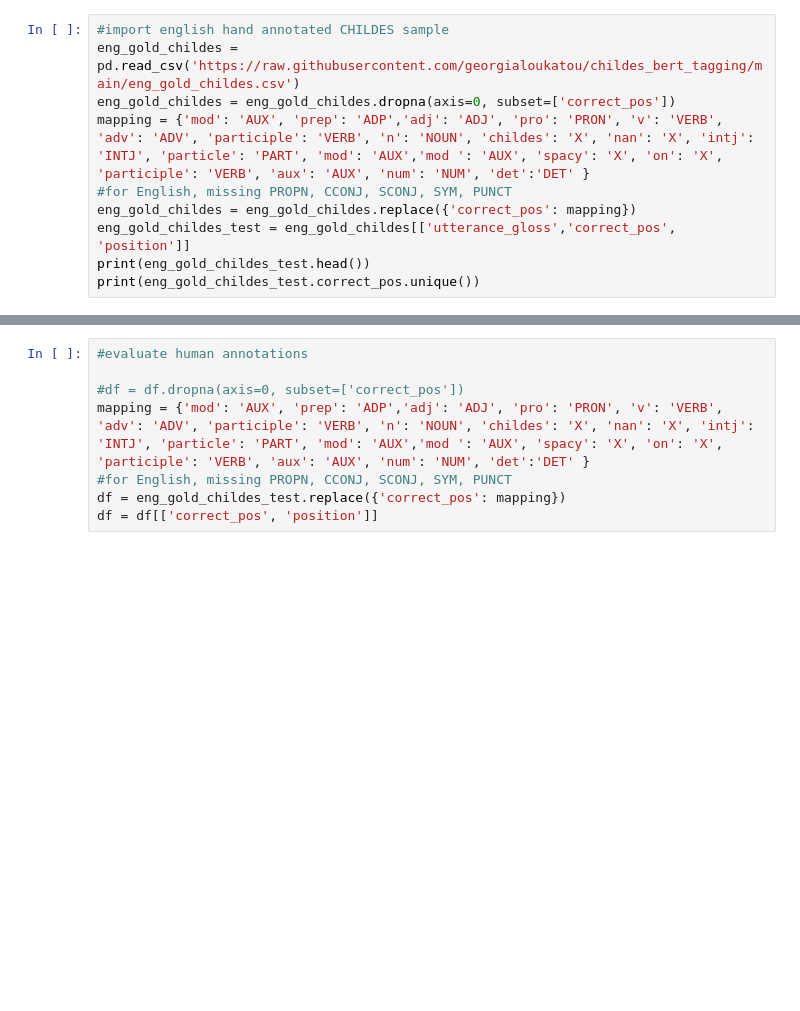
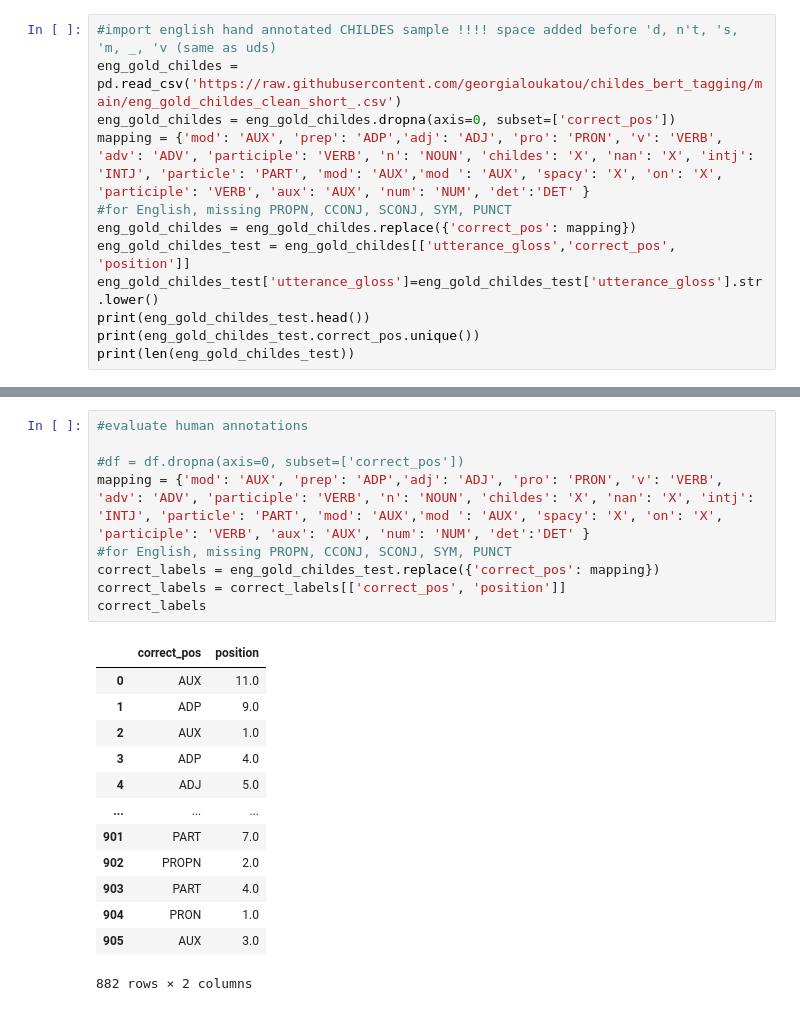
Before and after one commit to georgialoukatou/childes_bert_tagging, a Jupyter notebook: bert_pos_tagging.ipynb, the cells around one changed output, grey strips where cells are left out. Cells and saved outputs as stored; diff of their text form; blank space fills up the shorter version.

```diff
--- a/bert_pos_tagging.ipynb
+++ b/bert_pos_tagging.ipynb
@@ -60,12 +57,14 @@ time: 2.7 s (started: 2022-01-21 00:13:16 +00:00)
 # %%
-#import english hand annotated CHILDES sample
-eng_gold_childes = pd.read_csv('https://raw.githubusercontent.com/georgialoukatou/childes_bert_tagging/main/eng_gold_childes.csv')
+#import english hand annotated CHILDES sample !!!! space added before 'd, n't, 's, 'm, _, 'v (same as uds)
+eng_gold_childes = pd.read_csv('https://raw.githubusercontent.com/georgialoukatou/childes_bert_tagging/main/eng_gold_childes_clean_short_.csv')
 eng_gold_childes = eng_gold_childes.dropna(axis=0, subset=['correct_pos'])
 mapping = {'mod': 'AUX', 'prep': 'ADP','adj': 'ADJ', 'pro': 'PRON', 'v': 'VERB', 'adv': 'ADV', 'participle': 'VERB', 'n': 'NOUN', 'childes': 'X', 'nan': 'X', 'intj': 'INTJ', 'particle': 'PART', 'mod': 'AUX','mod ': 'AUX', 'spacy': 'X', 'on': 'X', 'participle': 'VERB', 'aux': 'AUX', 'num': 'NUM', 'det':'DET' }
 #for English, missing PROPN, CCONJ, SCONJ, SYM, PUNCT
 eng_gold_childes = eng_gold_childes.replace({'correct_pos': mapping})
 eng_gold_childes_test = eng_gold_childes[['utterance_gloss','correct_pos', 'position']]
+eng_gold_childes_test['utterance_gloss']=eng_gold_childes_test['utterance_gloss'].str.lower()
 print(eng_gold_childes_test.head())
 print(eng_gold_childes_test.correct_pos.unique())
+print(len(eng_gold_childes_test))
 # %% [output]
                                      utterance_gloss correct_pos  position
@@ -647,8 +668,23 @@ f.close()
 # %%
 #evaluate human annotations
 
 #df = df.dropna(axis=0, subset=['correct_pos'])
 mapping = {'mod': 'AUX', 'prep': 'ADP','adj': 'ADJ', 'pro': 'PRON', 'v': 'VERB', 'adv': 'ADV', 'participle': 'VERB', 'n': 'NOUN', 'childes': 'X', 'nan': 'X', 'intj': 'INTJ', 'particle': 'PART', 'mod': 'AUX','mod ': 'AUX', 'spacy': 'X', 'on': 'X', 'participle': 'VERB', 'aux': 'AUX', 'num': 'NUM', 'det':'DET' }
 #for English, missing PROPN, CCONJ, SCONJ, SYM, PUNCT
-df = eng_gold_childes_test.replace({'correct_pos': mapping})
-df = df[['correct_pos', 'position']]
+correct_labels = eng_gold_childes_test.replace({'correct_pos': mapping})
+correct_labels = correct_labels[['correct_pos', 'position']]
+correct_labels
+# %% [output]
+|  | correct_pos | position |
+| 0 | AUX | 11.0 |
+| 1 | ADP | 9.0 |
+| 2 | AUX | 1.0 |
+| 3 | ADP | 4.0 |
+| 4 | ADJ | 5.0 |
+| ... | ... | ... |
+| 901 | PART | 7.0 |
+| 902 | PROPN | 2.0 |
+| 903 | PART | 4.0 |
+| 904 | PRON | 1.0 |
+| 905 | AUX | 3.0 |
+882 rows × 2 columns
```
Also changed, not shown: parts of 44 cells of this notebook.
